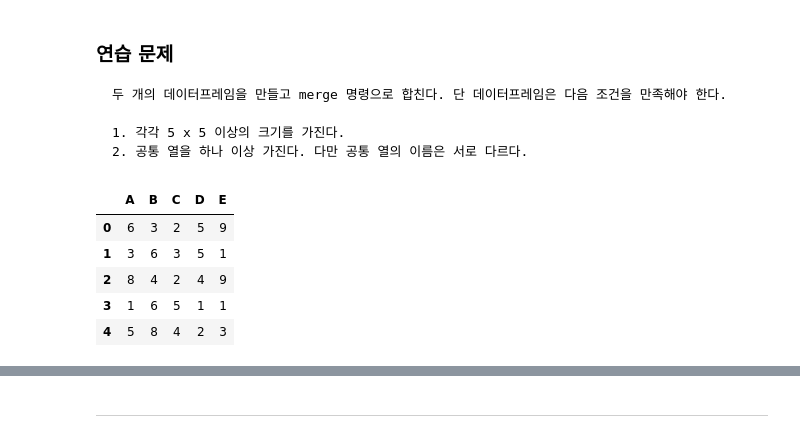
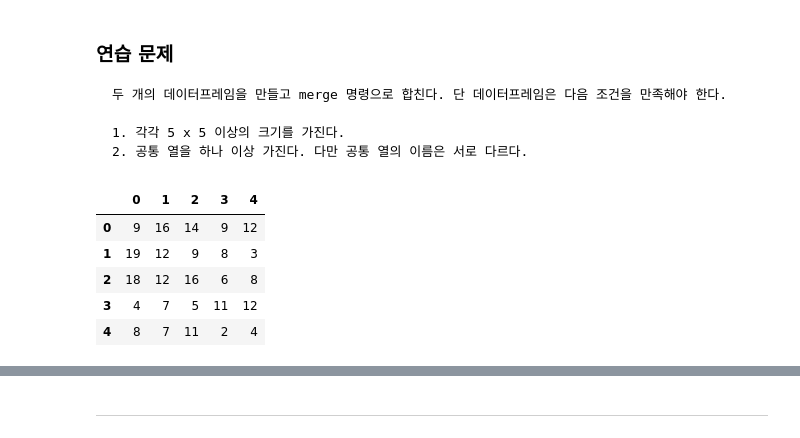
Before and after one commit to 77sanghoon/WASSUP, a Jupyter notebook: 03_Data_Preprocessing/03.06_Pandas 데이터프레임 합성.ipynb, the cells around one changed output, grey strips where cells are left out. Saved outputs shown, nothing was run; the diff lists cells and outputs as text; code cells hidden in the pictures.

```diff
--- a/03_Data_Preprocessing/03.06_Pandas 데이터프레임 합성.ipynb
+++ b/03_Data_Preprocessing/03.06_Pandas 데이터프레임 합성.ipynb
@@ -325,12 +325,11 @@ import numpy as np
 # %%
-df1=pd.DataFrame(
-    np.random.randint(1, 10, size=(5,5)),
-    columns=['A', 'B', 'C', 'D', 'E'])
+np.random.seed(2)
+df1 = pd.DataFrame(np.random.randint(1,20, size=(5,5)))
 df1
 # %% [output]
-|  | A | B | C | D | E |
-| 0 | 6 | 3 | 2 | 5 | 9 |
-| 1 | 3 | 6 | 3 | 5 | 1 |
-| 2 | 8 | 4 | 2 | 4 | 9 |
-| 3 | 1 | 6 | 5 | 1 | 1 |
-| 4 | 5 | 8 | 4 | 2 | 3 |
+|  | 0 | 1 | 2 | 3 | 4 |
+| 0 | 9 | 16 | 14 | 9 | 12 |
+| 1 | 19 | 12 | 9 | 8 | 3 |
+| 2 | 18 | 12 | 16 | 6 | 8 |
+| 3 | 4 | 7 | 5 | 11 | 12 |
+| 4 | 8 | 7 | 11 | 2 | 4 |
```
Also changed, not shown: parts of 15 cells of this notebook, 11 other files.
